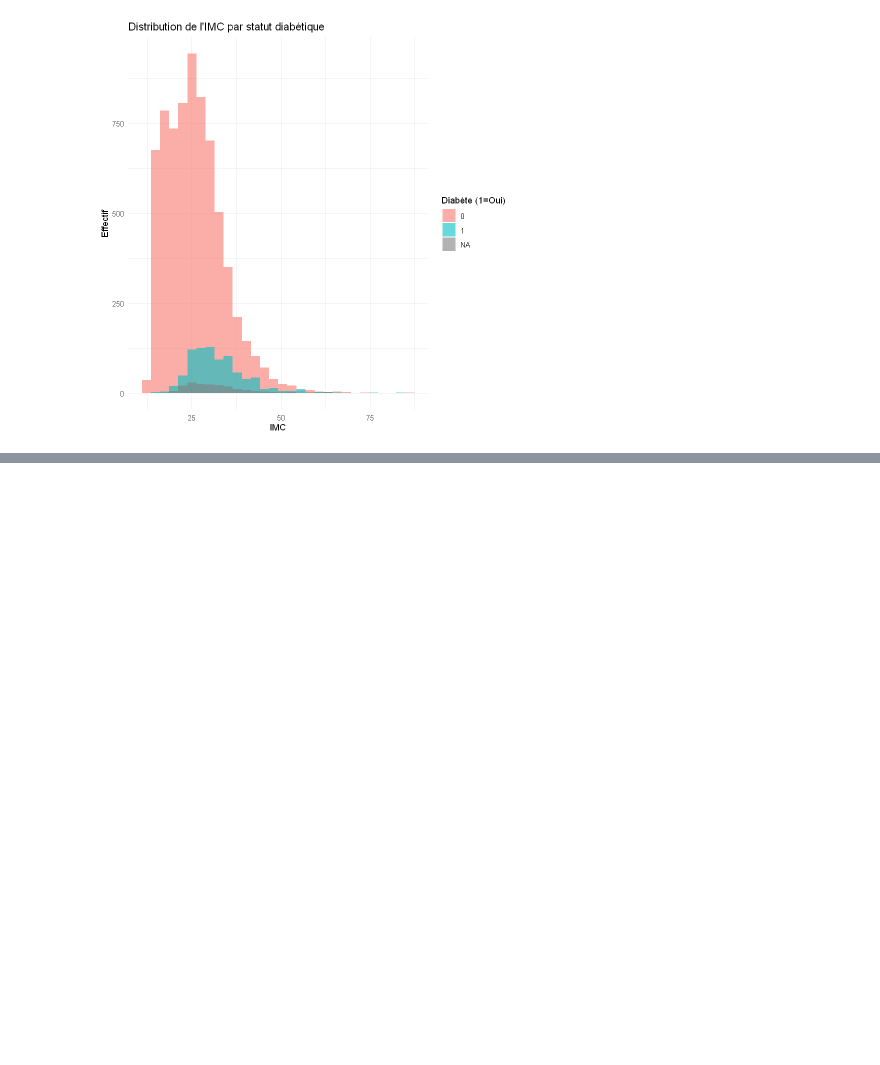
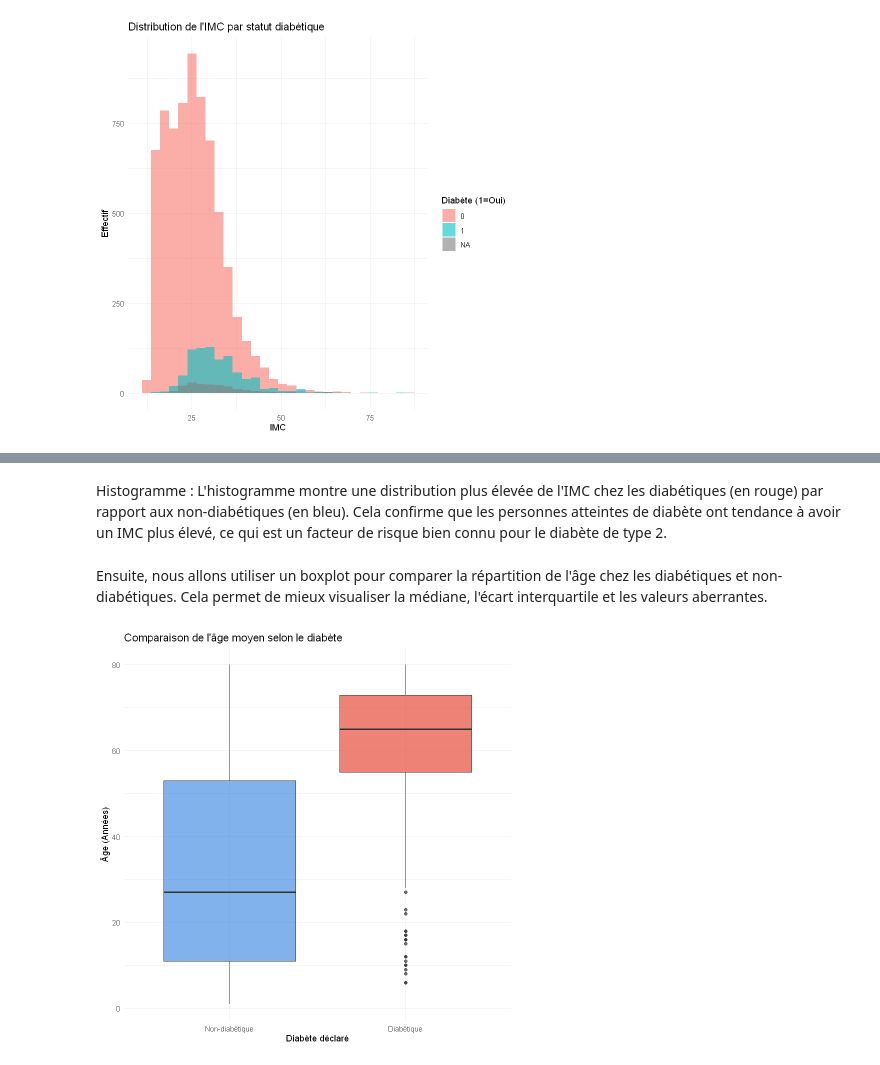
Before and after one commit to linabouallegue/projet-R, a Jupyter notebook: Projet_R.ipynb, the cells around one changed output, grey strips where cells are left out. Saved outputs shown, nothing was run; the diff lists cells and outputs as text; code cells hidden in the pictures; blank space fills up the shorter version.

```diff
--- a/Projet_R.ipynb
+++ b/Projet_R.ipynb
@@ -222,0 +193,22 @@ Le critère AIC permet d’évaluer la qualité globale du modèle et servira de
+# %% [markdown]
+Histogramme : L'histogramme montre une distribution plus élevée de l'IMC chez les diabétiques (en rouge) par rapport aux non-diabétiques (en bleu). Cela confirme que les personnes atteintes de diabète ont tendance à avoir un IMC plus élevé, ce qui est un facteur de risque bien connu pour le diabète de type 2.
+# %% [markdown]
+Ensuite, nous allons utiliser un boxplot pour comparer la répartition de l'âge chez les diabétiques et non-diabétiques. Cela permet de mieux visualiser la médiane, l'écart interquartile et les valeurs aberrantes.
+# %%
+# Boxplot de l'âge selon le statut diabétique
+ggplot(df_clean %>% filter(!is.na(diabetes_bin)), aes(x = factor(diabetes_bin), y = age, fill = factor(diabetes_bin))) +
+  geom_boxplot(alpha = 0.7) +
+  scale_fill_manual(
+    values = c("1" = "#e74c3c", "0" = "#4a90e2"),
+    labels = c("1" = "Diabétique", "0" = "Non-diabétique")
+  ) +
+  scale_x_discrete(labels = c("0" = "Non-diabétique", "1" = "Diabétique")) +
+  labs(
+    title = "Comparaison de l'âge moyen selon le diabète",
+    x = "Diabète déclaré",
+    y = "Âge (Années)"
+  ) +
+  theme_minimal() +
+  guides(fill = "none")
+# %% [output]
+[figure, added]
```
Also changed, not shown: parts of 29 cells of this notebook, 5 other files.
